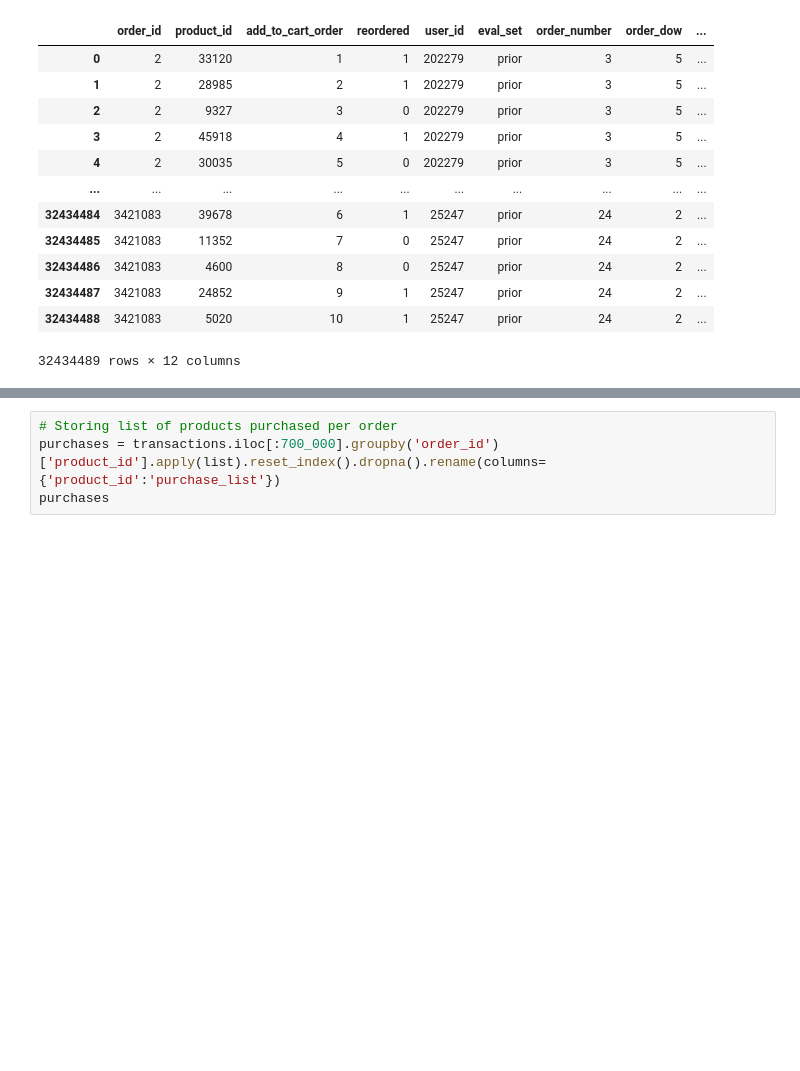
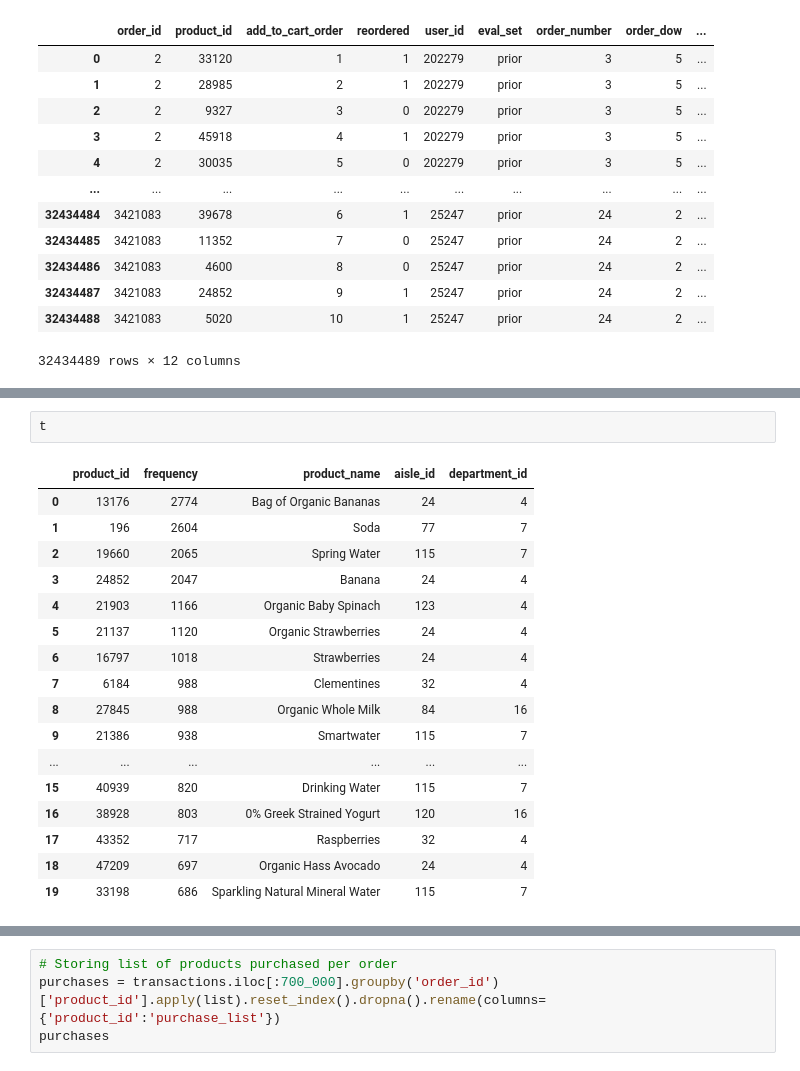
Before and after one commit to kwonowk/market-basket-analysis, a Jupyter notebook: instacart_analysis.ipynb, the cells around one changed output, grey strips where cells are left out. Drawn from its saved outputs; the diff is of its cells as text; blank space fills up the shorter version.

```diff
--- a/instacart_analysis.ipynb
+++ b/instacart_analysis.ipynb
@@ -334,0 +361,20 @@ using apyori, an algorithm based on apriori algorithm. Decided to use apyori ins
+# %%
+t
+# %% [output]
+|  | product_id | frequency | product_name | aisle_id | department_id |
+| 0 | 13176 | 2774 | Bag of Organic Bananas | 24 | 4 |
+| 1 | 196 | 2604 | Soda | 77 | 7 |
+| 2 | 19660 | 2065 | Spring Water | 115 | 7 |
+| 3 | 24852 | 2047 | Banana | 24 | 4 |
+| 4 | 21903 | 1166 | Organic Baby Spinach | 123 | 4 |
+| 5 | 21137 | 1120 | Organic Strawberries | 24 | 4 |
+| 6 | 16797 | 1018 | Strawberries | 24 | 4 |
+| 7 | 6184 | 988 | Clementines | 32 | 4 |
+| 8 | 27845 | 988 | Organic Whole Milk | 84 | 16 |
+| 9 | 21386 | 938 | Smartwater | 115 | 7 |
+| ... | ... | ... | ... | ... | ... |
+| 15 | 40939 | 820 | Drinking Water | 115 | 7 |
+| 16 | 38928 | 803 | 0% Greek Strained Yogurt | 120 | 16 |
+| 17 | 43352 | 717 | Raspberries | 32 | 4 |
+| 18 | 47209 | 697 | Organic Hass Avocado | 24 | 4 |
+| 19 | 33198 | 686 | Sparkling Natural Mineral Water | 115 | 7 |
```
Also changed, not shown: parts of 11 cells of this notebook.
